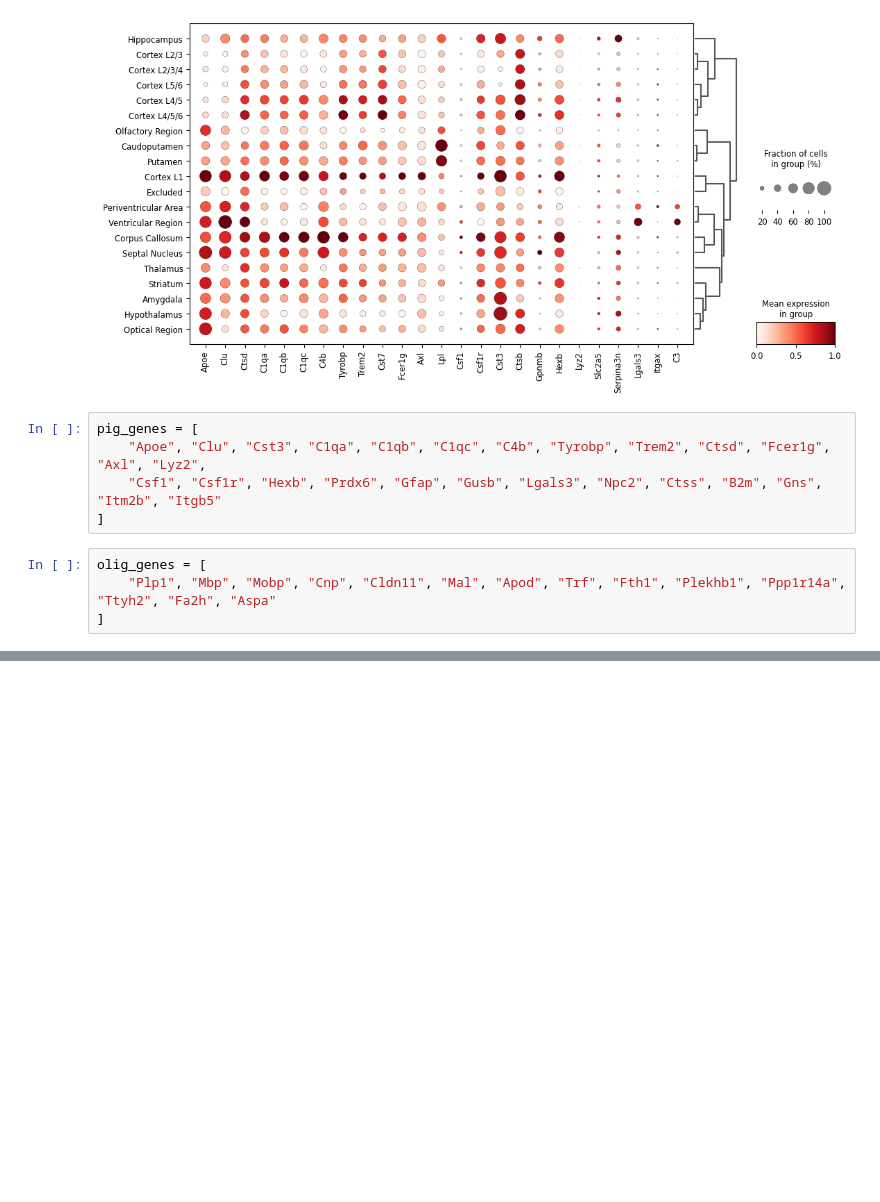
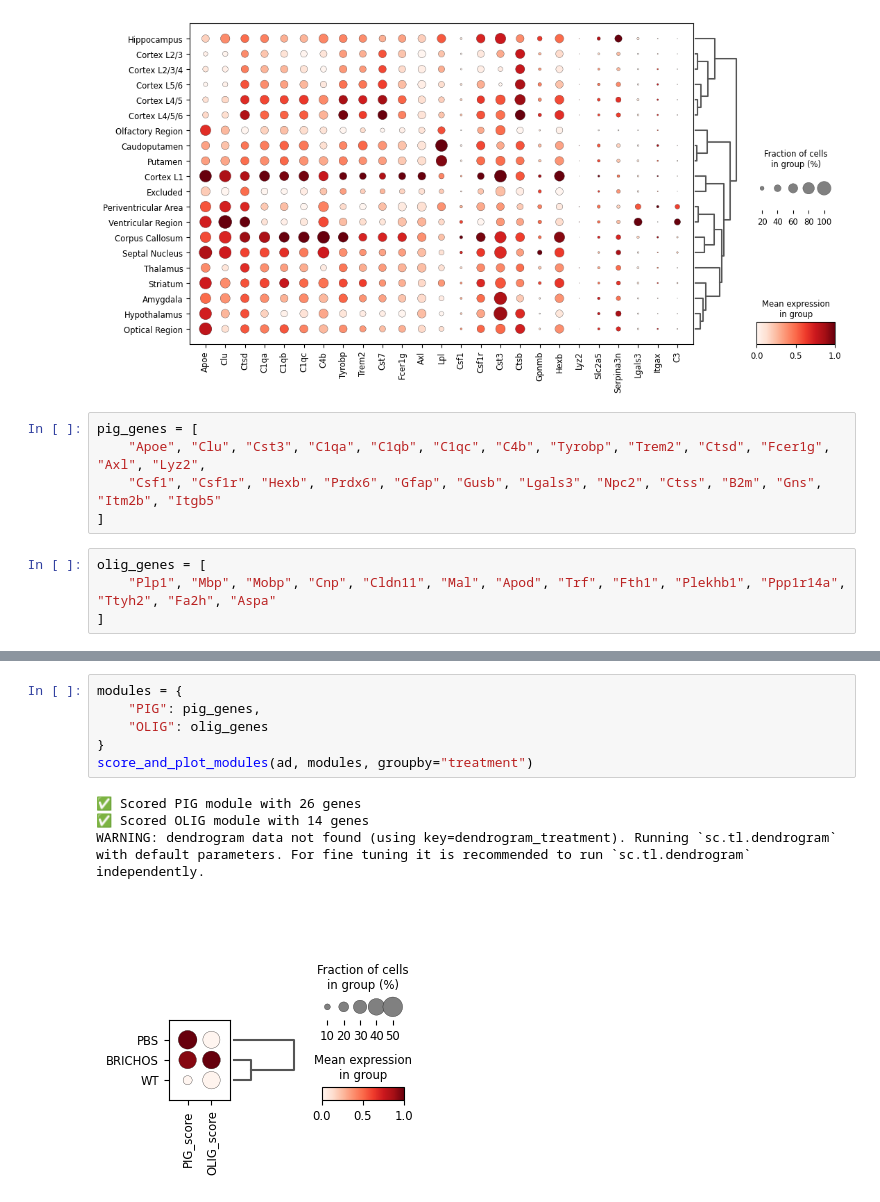
Before and after one commit to christoffermattssonlangseth/ST-BRICHOS, a Jupyter notebook: notebooks/comparing_regions.ipynb, the cells around one changed output, grey strips where cells are left out. Saved outputs shown, nothing was run; the diff lists cells and outputs as text; blank space fills up the shorter version.

```diff
--- a/notebooks/comparing_regions.ipynb
+++ b/notebooks/comparing_regions.ipynb
@@ -146 +147,12 @@ score_and_plot_modules(ad_sub, modules, groupby="region_annotation")
 [figure]
+# %%
+modules = {
+    "PIG": pig_genes,
+    "OLIG": olig_genes
+}
+score_and_plot_modules(ad, modules, groupby="treatment")
+# %% [output]
+✅ Scored PIG module with 26 genes
+✅ Scored OLIG module with 14 genes
+WARNING: dendrogram data not found (using key=dendrogram_treatment). Running `sc.tl.dendrogram` with default parameters. For fine tuning it is recommended to run `sc.tl.dendrogram` independently.
+[figure, added]
```
Also changed, not shown: parts of 1 cell of this notebook.
